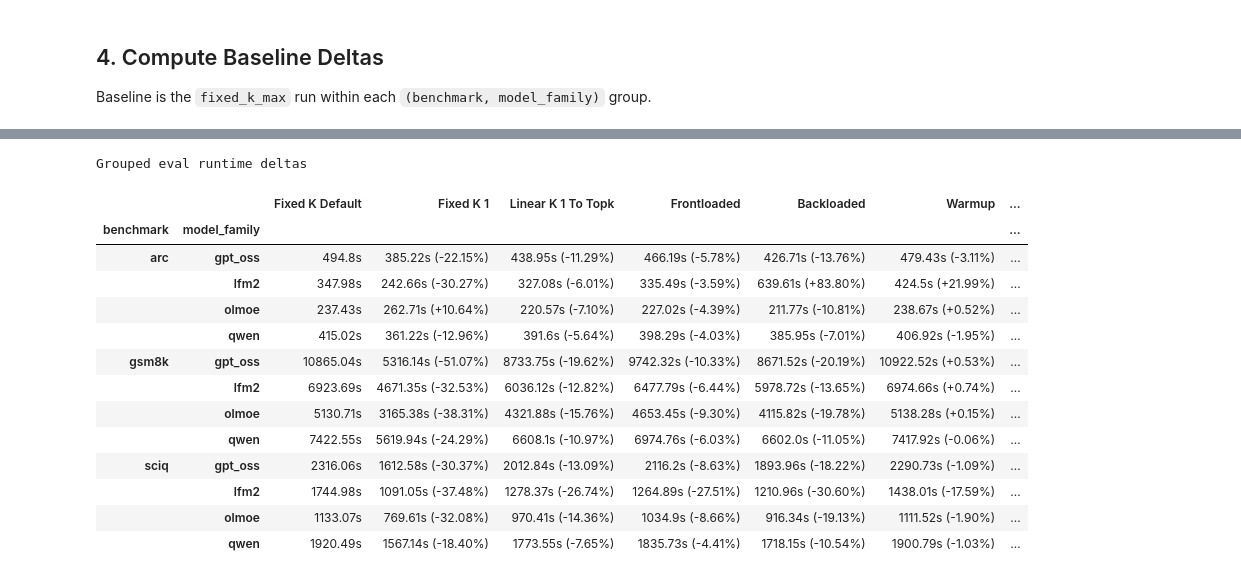
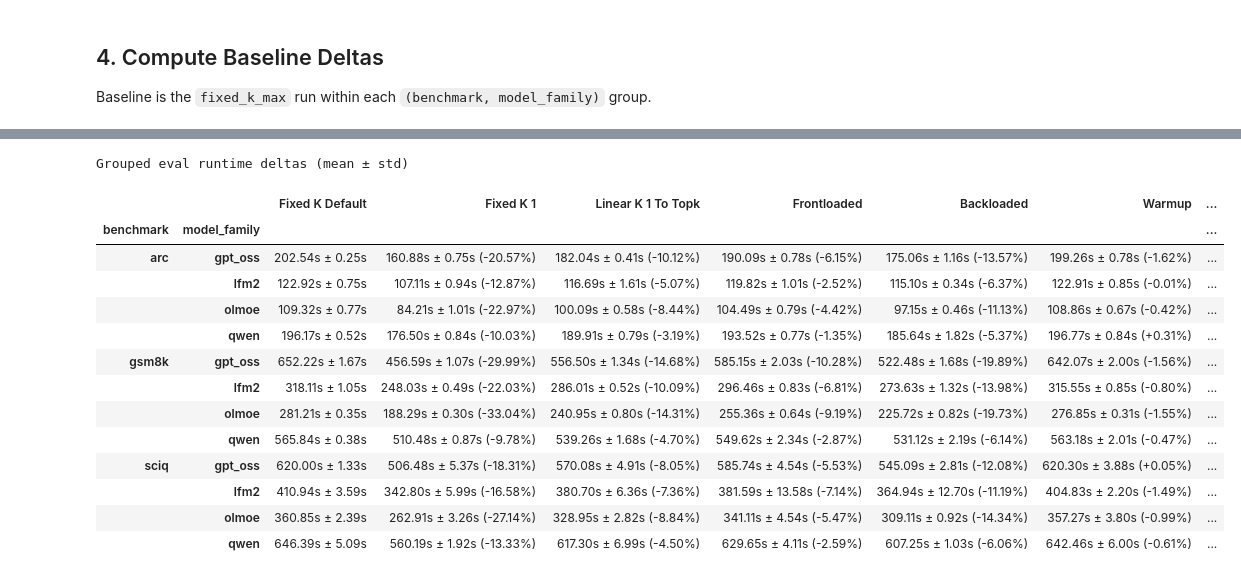
Before and after one commit to SebastianBalmus/masters_thesis, a Jupyter notebook: notebooks/eval_metric_runtime_deltas.ipynb, the cells around one changed output, grey strips where cells are left out. Saved outputs shown, nothing was run; the diff lists cells and outputs as text; code cells hidden in the pictures.

```diff
--- a/notebooks/eval_metric_runtime_deltas.ipynb
+++ b/notebooks/eval_metric_runtime_deltas.ipynb
@@ -299,7 +321,7 @@ def load_wandb_runtime_table(eval_run_names):
 
     return wandb_df.reset_index(drop=True), duplicate_counts
 # %%
-wandb_df, duplicate_wandb_runs = load_wandb_runtime_table(set(eval_df["run_name"]))
+wandb_df, duplicate_wandb_runs = load_wandb_runtime_table(eval_df)
 print(f"Matched W&B rows: {len(wandb_df)}")
 wandb_df.sort_values(["run_name"]).reset_index(drop=True)
 # %% [output]
@@ -459,15 +496,17 @@ comparison_table
 # %%
-display_table = comparison_table.copy()
+display_table = grouped_comparison_table.copy()
 for column in [
-    "metric_value",
-    "baseline_metric_value",
+    "metric_value_mean",
+    "metric_value_std",
+    "baseline_metric_value_mean",
     "metric_delta",
 ]:
     display_table[column] = pd.to_numeric(display_table[column], errors="coerce").round(3)
 
 for column in [
-    "total_runtime_seconds",
-    "baseline_total_runtime_seconds",
+    "training_runtime_seconds_mean",
+    "training_runtime_seconds_std",
+    "baseline_training_runtime_seconds_mean",
     "runtime_delta_pct",
 ]:
     display_table[column] = pd.to_numeric(display_table[column], errors="coerce").round(2)
@@ -569,12 +624,12 @@ metric_table.columns = [curriculum_label(curriculum) for curriculum in metric_ta
 runtime_table = reduced_table.pivot(
     index=["benchmark", "model_family"],
     columns="curriculum",
-    values="total_runtime_seconds",
+    values="training_runtime_seconds",
 )
 runtime_table = runtime_table.reindex(columns=available_curricula)
 runtime_table.columns = [curriculum_label(curriculum) for curriculum in runtime_table.columns]
 
-delta_table = comparison_table.pivot(
+delta_table = grouped_comparison_table.pivot(
     index=["benchmark", "model_family"],
     columns="curriculum",
     values=["metric_delta", "runtime_delta_pct"],
@@ -630,7 +685,7 @@ def highlight_runtime_cells(row):
 
 
 (
-    metric_table.style.set_caption("Grouped eval metric deltas")
+    metric_table.style.set_caption("Grouped eval metric deltas (mean ± std)")
     .apply(highlight_metric_cells, axis=1)
     .set_table_styles([
         {"selector": "caption", "props": [("caption-side", "bottom"), ("font-size", "0.95em")]},
@@ -658,27 +713,27 @@ Grouped eval metric deltas
 # %%
 (
-    runtime_table.style.set_caption("Grouped eval runtime deltas")
+    runtime_table.style.set_caption("Grouped eval runtime deltas (mean ± std)")
     .apply(highlight_runtime_cells, axis=1)
     .set_table_styles([
         {"selector": "caption", "props": [("caption-side", "bottom"), ("font-size", "0.95em")]},
         {"selector": "th.col_heading", "props": [("text-align", "center"), ("border-bottom", "1px solid #000")]},
         {"selector": "th.row_heading", "props": [("text-align", "left")]},
     ])
     .set_properties(**{"text-align": "center", "white-space": "nowrap"})
 )
 # %% [output]
-Grouped eval runtime deltas
+Grouped eval runtime deltas (mean ± std)
 |  |  | Fixed K Default | Fixed K 1 | Linear K 1 To Topk | Frontloaded | Backloaded | Warmup | ... |
 | benchmark | model_family |  |  |  |  |  |  | ... |
-| arc | gpt_oss | 494.8s | 385.22s (-22.15%) | 438.95s (-11.29%) | 466.19s (-5.78%) | 426.71s (-13.76%) | 479.43s (-3.11%) | ... |
-|  | lfm2 | 347.98s | 242.66s (-30.27%) | 327.08s (-6.01%) | 335.49s (-3.59%) | 639.61s (+83.80%) | 424.5s (+21.99%) | ... |
-|  | olmoe | 237.43s | 262.71s (+10.64%) | 220.57s (-7.10%) | 227.02s (-4.39%) | 211.77s (-10.81%) | 238.67s (+0.52%) | ... |
-|  | qwen | 415.02s | 361.22s (-12.96%) | 391.6s (-5.64%) | 398.29s (-4.03%) | 385.95s (-7.01%) | 406.92s (-1.95%) | ... |
-| gsm8k | gpt_oss | 10865.04s | 5316.14s (-51.07%) | 8733.75s (-19.62%) | 9742.32s (-10.33%) | 8671.52s (-20.19%) | 10922.52s (+0.53%) | ... |
-|  | lfm2 | 6923.69s | 4671.35s (-32.53%) | 6036.12s (-12.82%) | 6477.79s (-6.44%) | 5978.72s (-13.65%) | 6974.66s (+0.74%) | ... |
-|  | olmoe | 5130.71s | 3165.38s (-38.31%) | 4321.88s (-15.76%) | 4653.45s (-9.30%) | 4115.82s (-19.78%) | 5138.28s (+0.15%) | ... |
-|  | qwen | 7422.55s | 5619.94s (-24.29%) | 6608.1s (-10.97%) | 6974.76s (-6.03%) | 6602.0s (-11.05%) | 7417.92s (-0.06%) | ... |
-| sciq | gpt_oss | 2316.06s | 1612.58s (-30.37%) | 2012.84s (-13.09%) | 2116.2s (-8.63%) | 1893.96s (-18.22%) | 2290.73s (-1.09%) | ... |
-|  | lfm2 | 1744.98s | 1091.05s (-37.48%) | 1278.37s (-26.74%) | 1264.89s (-27.51%) | 1210.96s (-30.60%) | 1438.01s (-17.59%) | ... |
-|  | olmoe | 1133.07s | 769.61s (-32.08%) | 970.41s (-14.36%) | 1034.9s (-8.66%) | 916.34s (-19.13%) | 1111.52s (-1.90%) | ... |
-|  | qwen | 1920.49s | 1567.14s (-18.40%) | 1773.55s (-7.65%) | 1835.73s (-4.41%) | 1718.15s (-10.54%) | 1900.79s (-1.03%) | ... |
+| arc | gpt_oss | 202.54s ± 0.25s | 160.88s ± 0.75s (-20.57%) | 182.04s ± 0.41s (-10.12%) | 190.09s ± 0.78s (-6.15%) | 175.06s ± 1.16s (-13.57%) | 199.26s ± 0.78s (-1.62%) | ... |
+|  | lfm2 | 122.92s ± 0.75s | 107.11s ± 0.94s (-12.87%) | 116.69s ± 1.61s (-5.07%) | 119.82s ± 1.01s (-2.52%) | 115.10s ± 0.34s (-6.37%) | 122.91s ± 0.85s (-0.01%) | ... |
+|  | olmoe | 109.32s ± 0.77s | 84.21s ± 1.01s (-22.97%) | 100.09s ± 0.58s (-8.44%) | 104.49s ± 0.79s (-4.42%) | 97.15s ± 0.46s (-11.13%) | 108.86s ± 0.67s (-0.42%) | ... |
+|  | qwen | 196.17s ± 0.52s | 176.50s ± 0.84s (-10.03%) | 189.91s ± 0.79s (-3.19%) | 193.52s ± 0.77s (-1.35%) | 185.64s ± 1.82s (-5.37%) | 196.77s ± 0.84s (+0.31%) | ... |
+| gsm8k | gpt_oss | 652.22s ± 1.67s | 456.59s ± 1.07s (-29.99%) | 556.50s ± 1.34s (-14.68%) | 585.15s ± 2.03s (-10.28%) | 522.48s ± 1.68s (-19.89%) | 642.07s ± 2.00s (-1.56%) | ... |
+|  | lfm2 | 318.11s ± 1.05s | 248.03s ± 0.49s (-22.03%) | 286.01s ± 0.52s (-10.09%) | 296.46s ± 0.83s (-6.81%) | 273.63s ± 1.32s (-13.98%) | 315.55s ± 0.85s (-0.80%) | ... |
+|  | olmoe | 281.21s ± 0.35s | 188.29s ± 0.30s (-33.04%) | 240.95s ± 0.80s (-14.31%) | 255.36s ± 0.64s (-9.19%) | 225.72s ± 0.82s (-19.73%) | 276.85s ± 0.31s (-1.55%) | ... |
+|  | qwen | 565.84s ± 0.38s | 510.48s ± 0.87s (-9.78%) | 539.26s ± 1.68s (-4.70%) | 549.62s ± 2.34s (-2.87%) | 531.12s ± 2.19s (-6.14%) | 563.18s ± 2.01s (-0.47%) | ... |
+| sciq | gpt_oss | 620.00s ± 1.33s | 506.48s ± 5.37s (-18.31%) | 570.08s ± 4.91s (-8.05%) | 585.74s ± 4.54s (-5.53%) | 545.09s ± 2.81s (-12.08%) | 620.30s ± 3.88s (+0.05%) | ... |
+|  | lfm2 | 410.94s ± 3.59s | 342.80s ± 5.99s (-16.58%) | 380.70s ± 6.36s (-7.36%) | 381.59s ± 13.58s (-7.14%) | 364.94s ± 12.70s (-11.19%) | 404.83s ± 2.20s (-1.49%) | ... |
+|  | olmoe | 360.85s ± 2.39s | 262.91s ± 3.26s (-27.14%) | 328.95s ± 2.82s (-8.84%) | 341.11s ± 4.54s (-5.47%) | 309.11s ± 0.92s (-14.34%) | 357.27s ± 3.80s (-0.99%) | ... |
+|  | qwen | 646.39s ± 5.09s | 560.19s ± 1.92s (-13.33%) | 617.30s ± 6.99s (-4.50%) | 629.65s ± 4.11s (-2.59%) | 607.25s ± 1.03s (-6.06%) | 642.46s ± 6.00s (-0.61%) | ... |
```
Also changed, not shown: parts of 12 cells of this notebook, 6 other files.
